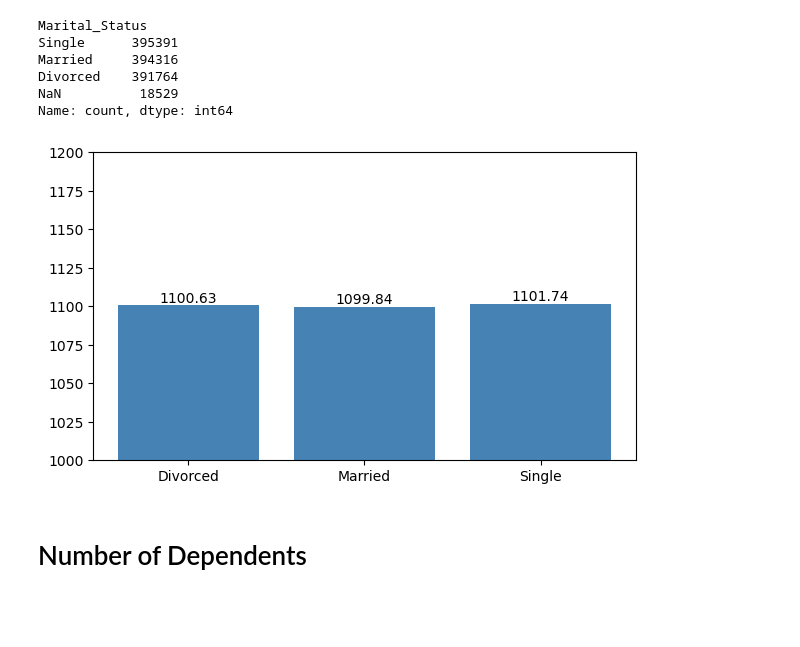
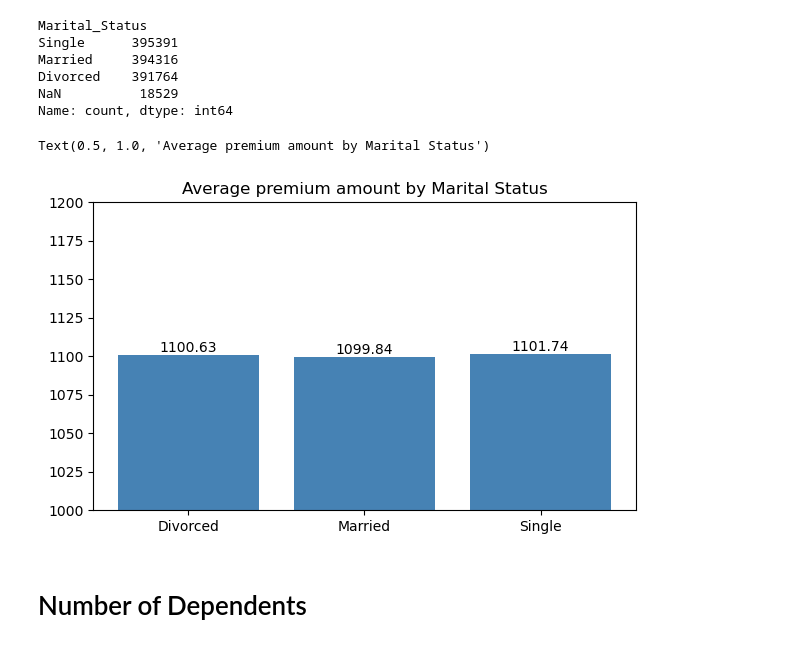
Before and after one commit to mbyczyns/Insurance---MachineLearning, a Jupyter notebook: eda-kopia.ipynb, the cells around one changed output. Saved outputs shown, nothing was run; the diff lists cells and outputs as text; code cells hidden in the pictures; blank space fills up the shorter version.

```diff
--- a/eda-kopia.ipynb
+++ b/eda-kopia.ipynb
@@ -99,13 +99,15 @@ Name: count, dtype: int64
 # %%
 marital_groups = df_train[['Marital_Status','Premium_Amount']].groupby('Marital_Status').mean()
 plt.figure(figsize=(7,4))
 bars = plt.bar(marital_groups.index, marital_groups['Premium_Amount'], color='steelblue')
 plt.ylim(1000,1200)
 for bar in bars:
     yval = bar.get_height()
     plt.text(bar.get_x() + bar.get_width()/2, yval, round(yval, 2), ha='center', va='bottom')
+plt.title("Average premium amount by Marital Status")
 # %% [output]
+Text(0.5, 1.0, 'Average premium amount by Marital Status')
-[figure, old version]
+[figure, new version]
 # %% [markdown]
 # Number of Dependents
 # %%
```
Also changed, not shown: parts of 4 cells of this notebook, 1 other file.
